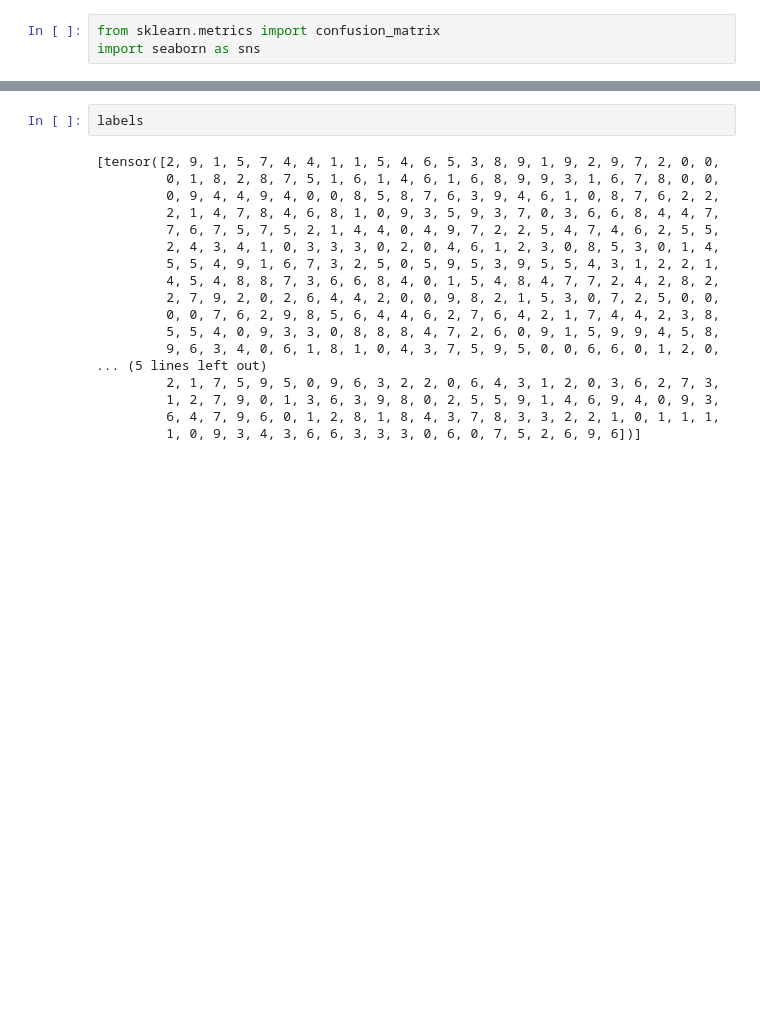
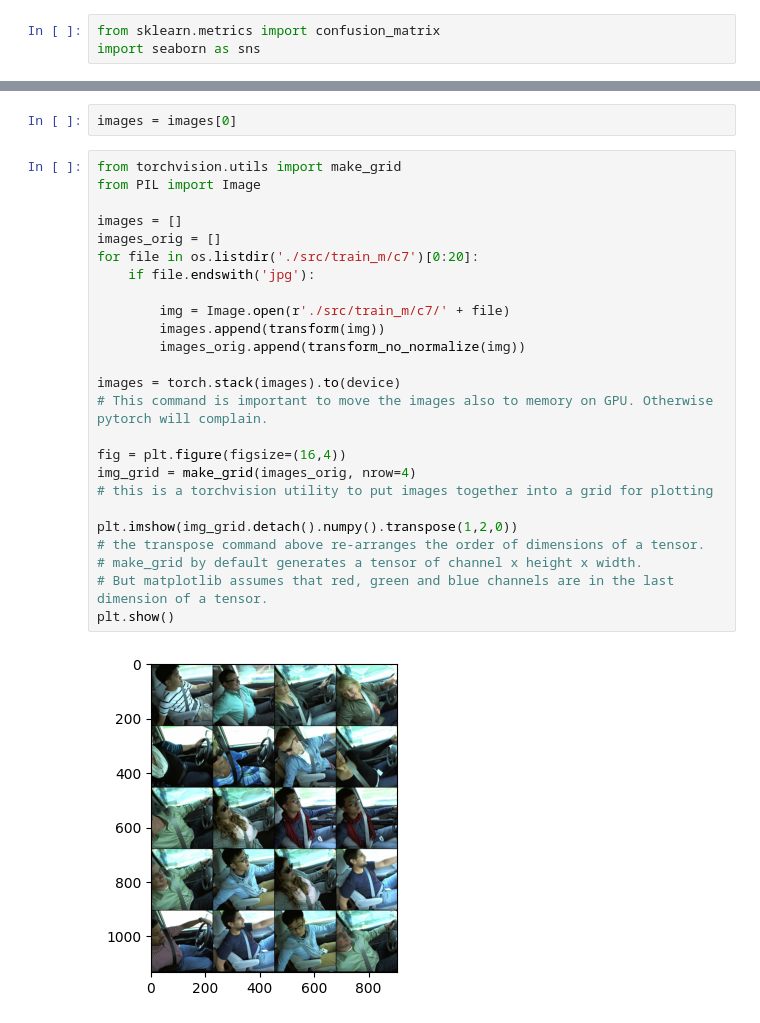
Before and after one commit to Xannadoo/AML_Classifying_distracted_drivers, a Jupyter notebook: statefarm_drivers_02.ipynb, the cells around one changed output, grey strips where cells are left out. Drawn from its saved outputs; the diff is of its cells as text; blank space fills up the shorter version.

```diff
--- a/statefarm_drivers_02.ipynb
+++ b/statefarm_drivers_02.ipynb
@@ -444,20 +451,29 @@ sns.heatmap(cm/len(res), annot=True, fmt='.1%');
-# %%
-labels
-# %% [output]
-[tensor([2, 9, 1, 5, 7, 4, 4, 1, 1, 5, 4, 6, 5, 3, 8, 9, 1, 9, 2, 9, 7, 2, 0, 0,
-         0, 1, 8, 2, 8, 7, 5, 1, 6, 1, 4, 6, 1, 6, 8, 9, 9, 3, 1, 6, 7, 8, 0, 0,
-         0, 9, 4, 4, 9, 4, 0, 0, 8, 5, 8, 7, 6, 3, 9, 4, 6, 1, 0, 8, 7, 6, 2, 2,
-         2, 1, 4, 7, 8, 4, 6, 8, 1, 0, 9, 3, 5, 9, 3, 7, 0, 3, 6, 6, 8, 4, 4, 7,
-         7, 6, 7, 5, 7, 5, 2, 1, 4, 4, 0, 4, 9, 7, 2, 2, 5, 4, 7, 4, 6, 2, 5, 5,
-         2, 4, 3, 4, 1, 0, 3, 3, 3, 0, 2, 0, 4, 6, 1, 2, 3, 0, 8, 5, 3, 0, 1, 4,
-         5, 5, 4, 9, 1, 6, 7, 3, 2, 5, 0, 5, 9, 5, 3, 9, 5, 5, 4, 3, 1, 2, 2, 1,
-         4, 5, 4, 8, 8, 7, 3, 6, 6, 8, 4, 0, 1, 5, 4, 8, 4, 7, 7, 2, 4, 2, 8, 2,
-         2, 7, 9, 2, 0, 2, 6, 4, 4, 2, 0, 0, 9, 8, 2, 1, 5, 3, 0, 7, 2, 5, 0, 0,
-         0, 0, 7, 6, 2, 9, 8, 5, 6, 4, 4, 6, 2, 7, 6, 4, 2, 1, 7, 4, 4, 2, 3, 8,
-         5, 5, 4, 0, 9, 3, 3, 0, 8, 8, 8, 4, 7, 2, 6, 0, 9, 1, 5, 9, 9, 4, 5, 8,
-         9, 6, 3, 4, 0, 6, 1, 8, 1, 0, 4, 3, 7, 5, 9, 5, 0, 0, 6, 6, 0, 1, 2, 0,
-... (5 lines left out)
-         2, 1, 7, 5, 9, 5, 0, 9, 6, 3, 2, 2, 0, 6, 4, 3, 1, 2, 0, 3, 6, 2, 7, 3,
-         1, 2, 7, 9, 0, 1, 3, 6, 3, 9, 8, 0, 2, 5, 5, 9, 1, 4, 6, 9, 4, 0, 9, 3,
-         6, 4, 7, 9, 6, 0, 1, 2, 8, 1, 8, 4, 3, 7, 8, 3, 3, 2, 2, 1, 0, 1, 1, 1,
-         1, 0, 9, 3, 4, 3, 6, 6, 3, 3, 3, 0, 6, 0, 7, 5, 2, 6, 9, 6])]
+# %%
+images = images[0]
+# %%
+from torchvision.utils import make_grid
+from PIL import Image
+
+images = []
+images_orig = []
+for file in os.listdir('./src/train_m/c7')[0:20]:
+    if file.endswith('jpg'):
+
+        img = Image.open(r'./src/train_m/c7/' + file)
+        images.append(transform(img))
+        images_orig.append(transform_no_normalize(img))
+
+images = torch.stack(images).to(device)
+# This command is important to move the images also to memory on GPU. Otherwise pytorch will complain.
+
+fig = plt.figure(figsize=(16,4))
+img_grid = make_grid(images_orig, nrow=4)
+# this is a torchvision utility to put images together into a grid for plotting
+
+plt.imshow(img_grid.detach().numpy().transpose(1,2,0))
+# the transpose command above re-arranges the order of dimensions of a tensor.
+# make_grid by default generates a tensor of channel x height x width.
+# But matplotlib assumes that red, green and blue channels are in the last dimension of a tensor.
+plt.show()
+# %% [output]
+[figure, added]
```
Also changed, not shown: parts of 10 cells of this notebook, 2 other files.
